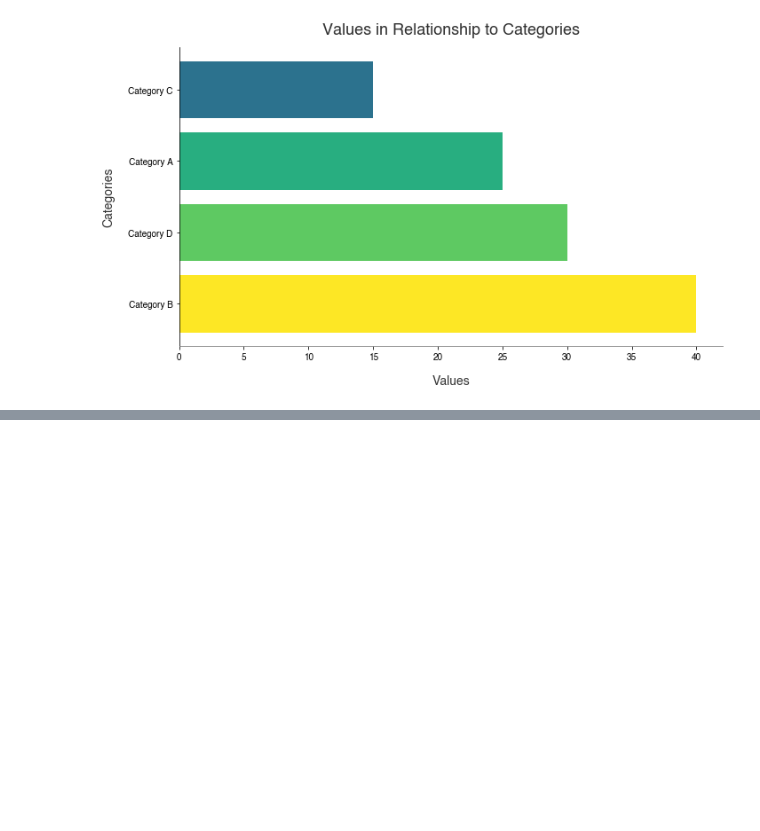
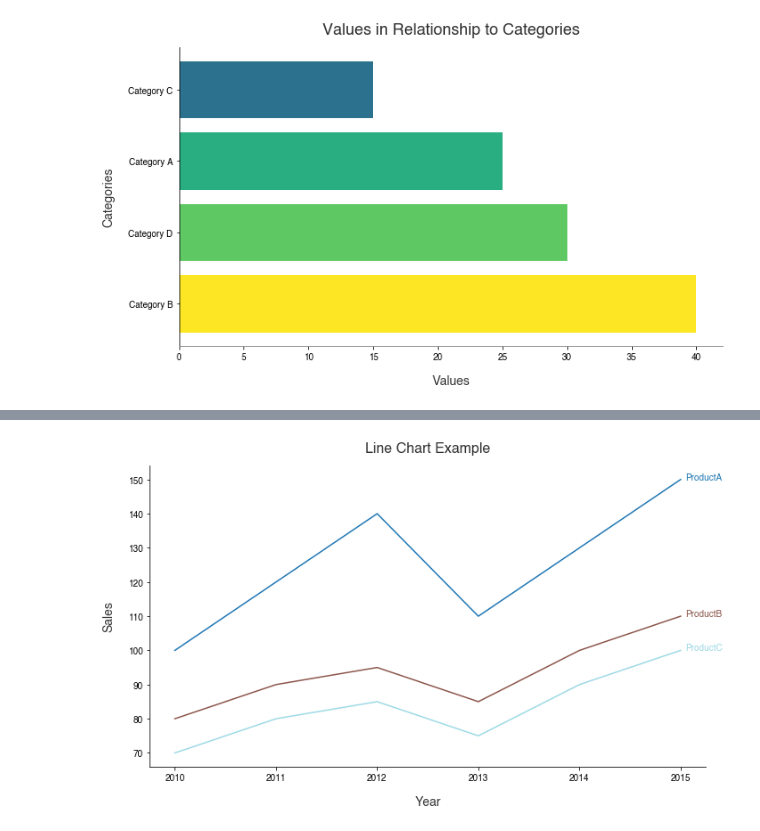
Before and after one commit to Alex-Holzer/Visuals, a Jupyter notebook: visuals_matplotlib.ipynb, the cells around one changed output, grey strips where cells are left out. Cells and saved outputs as stored; diff of their text form; code cells hidden in the pictures; blank space fills up the shorter version.

```diff
--- a/visuals_matplotlib.ipynb
+++ b/visuals_matplotlib.ipynb
@@ -104,0 +269,70 @@ plot_bar_chart(df, 'Categories', 'Values', title= 'Values in Relationship to Cat
+# %%
+import pandas as pd
+import matplotlib.pyplot as plt
+
+def plot_line_chart(dataframe: pd.DataFrame, x_column: str, y_columns: list, colormap: str = 'tab20',
+                    title: str = None, xlabel: str = None, ylabel: str = None) -> None:
+    """
+    Generate a line chart with multiple lines using the provided DataFrame.
+
+    Parameters:
+        dataframe (pd.DataFrame): The DataFrame containing the data for the line chart.
+        x_column (str): The name of the column to be used for the x-axis of the chart.
+        y_columns (list): The names of the columns to be used for the y-axis of the chart (multiple lines).
+        colormap (str, optional): The name of the colormap to use for coloring the lines.
+                                  Default is 'tab20'.
+        title (str, optional): The title for the chart. If None, the chart will have no title.
+        xlabel (str, optional): The label for the x-axis. If None, the x-axis will have no label.
+        ylabel (str, optional): The label for the y-axis. If None, the y-axis will have no label.
+
+    Returns:
+        None: The function displays the line chart directly without returning anything.
+    """
+
+    # Create the line chart using matplotlib
+    plt.figure(figsize=(10, 6))
+
+    # Generate colormap dynamically based on the number of lines to plot
+    num_lines = len(y_columns)
+    colormap = plt.cm.get_cmap(colormap, num_lines)
+
+    for i, column in enumerate(y_columns):
+        plt.plot(dataframe[x_column], dataframe[column], color=colormap(i), label=column)
+        # Annotate the end of each line with the label
+        plt.annotate(f"{column}", xy=(dataframe[x_column].iloc[-1], dataframe[column].iloc[-1]),
+                     xytext=(5, 0), textcoords='offset points', color=colormap(i))
+
+    # Adding labels and title
+    if xlabel:
+        plt.xlabel(xlabel, labelpad=15, color='#333333', fontsize=14)
+    if ylabel:
+        plt.ylabel(ylabel, labelpad=15, color='#333333', fontsize=14)
+    if title:
+        plt.title(title, fontweight='bold', fontsize=16, pad=15, color='#333333')
+
+    # Adding legend
+    #plt.legend()
+
+    # Remove top and right spines (figure borders)
+    plt.gca().spines['top'].set_visible(False)
+    plt.gca().spines['right'].set_visible(False)
+
+    # Display the plot
+    plt.tight_layout()  # Ensure all elements fit within the figure
+    plt.show()
+
+# Example DataFrame
+data = {
+    'Year': [2010, 2011, 2012, 2013, 2014, 2015],
+    'ProductA': [100, 120, 140, 110, 130, 150],
+    'ProductB': [80, 90, 95, 85, 100, 110],
+    'ProductC': [70, 80, 85, 75, 90, 100]
+}
+
+df = pd.DataFrame(data)
+
+# Using the function to create a line chart with multiple lines
+plot_line_chart(dataframe=df, x_column='Year', y_columns=['ProductA', 'ProductB', 'ProductC'],
+                title='Line Chart Example', xlabel='Year', ylabel='Sales')
+# %% [output]
+[figure, added]
```
Also changed, not shown: parts of 6 cells of this notebook, 2 other files.
